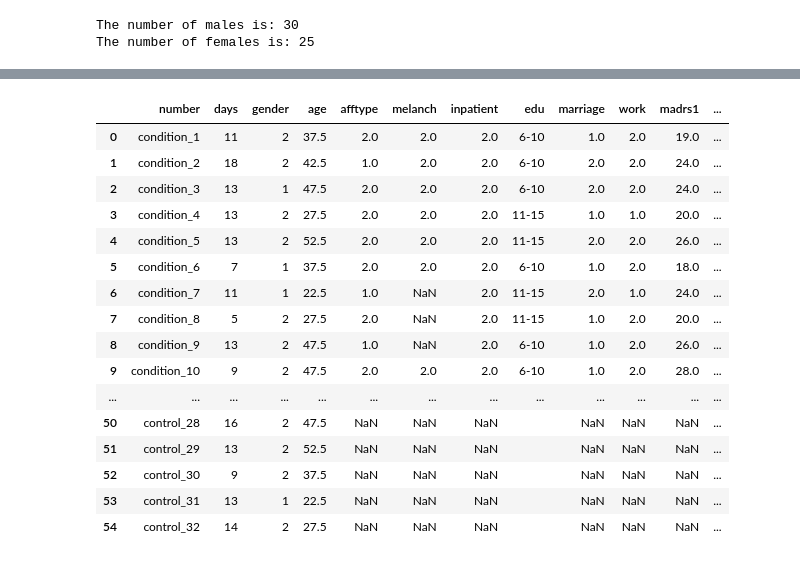
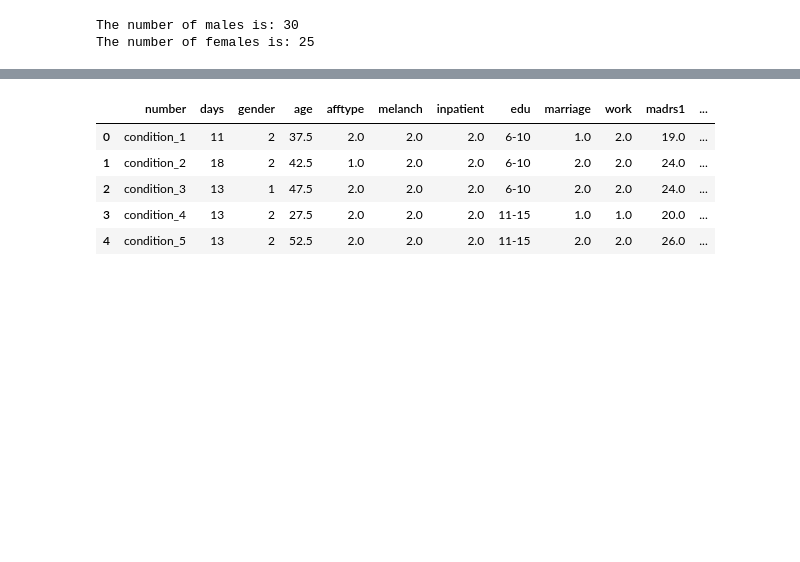
Before and after one commit to zoonalink/IGP-5, a Jupyter notebook: Tom/EDA - Basic Figures.ipynb, the cells around one changed output, grey strips where cells are left out. Saved outputs shown, nothing was run; the diff lists cells and outputs as text; code cells hidden in the pictures; blank space fills up the shorter version.

```diff
--- a/Tom/EDA - Basic Figures.ipynb
+++ b/Tom/EDA - Basic Figures.ipynb
@@ -198,23 +201,12 @@ scores['age'].mean()
 # %%
 scores['label'] = scores['madrs1'].notna().astype(int)
 # %%
-scores
+scores.head(5)
 # %% [output]
 |  | number | days | gender | age | afftype | melanch | inpatient | edu | marriage | work | madrs1 | ... |
 | 0 | condition_1 | 11 | 2 | 37.5 | 2.0 | 2.0 | 2.0 | 6-10 | 1.0 | 2.0 | 19.0 | ... |
 | 1 | condition_2 | 18 | 2 | 42.5 | 1.0 | 2.0 | 2.0 | 6-10 | 2.0 | 2.0 | 24.0 | ... |
 | 2 | condition_3 | 13 | 1 | 47.5 | 2.0 | 2.0 | 2.0 | 6-10 | 2.0 | 2.0 | 24.0 | ... |
 | 3 | condition_4 | 13 | 2 | 27.5 | 2.0 | 2.0 | 2.0 | 11-15 | 1.0 | 1.0 | 20.0 | ... |
 | 4 | condition_5 | 13 | 2 | 52.5 | 2.0 | 2.0 | 2.0 | 11-15 | 2.0 | 2.0 | 26.0 | ... |
-| 5 | condition_6 | 7 | 1 | 37.5 | 2.0 | 2.0 | 2.0 | 6-10 | 1.0 | 2.0 | 18.0 | ... |
-| 6 | condition_7 | 11 | 1 | 22.5 | 1.0 | NaN | 2.0 | 11-15 | 2.0 | 1.0 | 24.0 | ... |
-| 7 | condition_8 | 5 | 2 | 27.5 | 2.0 | NaN | 2.0 | 11-15 | 1.0 | 2.0 | 20.0 | ... |
-| 8 | condition_9 | 13 | 2 | 47.5 | 1.0 | NaN | 2.0 | 6-10 | 1.0 | 2.0 | 26.0 | ... |
-| 9 | condition_10 | 9 | 2 | 47.5 | 2.0 | 2.0 | 2.0 | 6-10 | 1.0 | 2.0 | 28.0 | ... |
-| ... | ... | ... | ... | ... | ... | ... | ... | ... | ... | ... | ... | ... |
-| 50 | control_28 | 16 | 2 | 47.5 | NaN | NaN | NaN |  | NaN | NaN | NaN | ... |
-| 51 | control_29 | 13 | 2 | 52.5 | NaN | NaN | NaN |  | NaN | NaN | NaN | ... |
-| 52 | control_30 | 9 | 2 | 37.5 | NaN | NaN | NaN |  | NaN | NaN | NaN | ... |
-| 53 | control_31 | 13 | 1 | 22.5 | NaN | NaN | NaN |  | NaN | NaN | NaN | ... |
-| 54 | control_32 | 14 | 2 | 27.5 | NaN | NaN | NaN |  | NaN | NaN | NaN | ... |
 # %%
```
Also changed, not shown: parts of 25 cells of this notebook, 1 other file.
